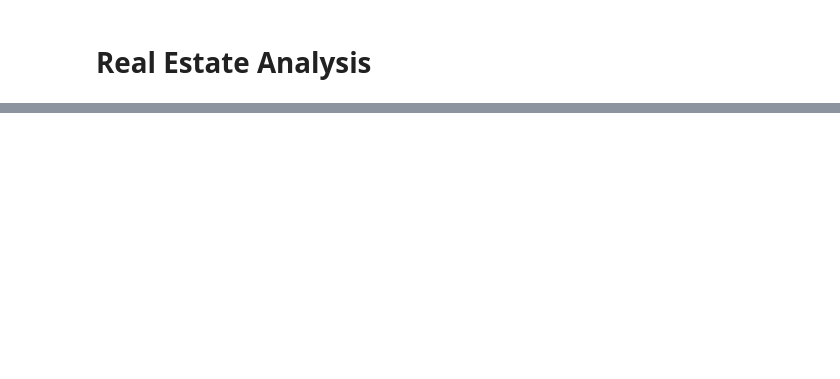
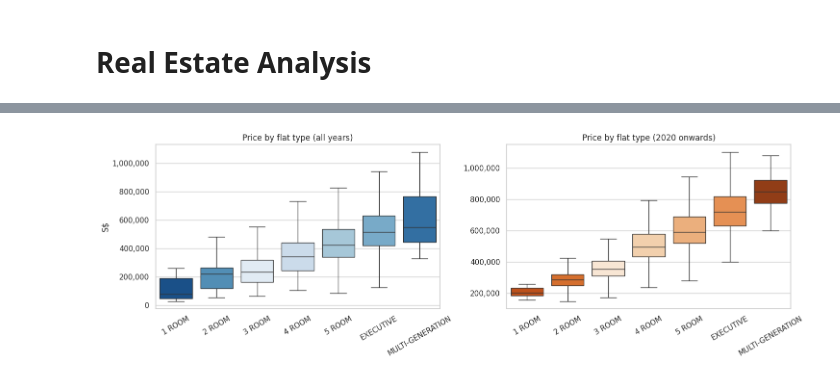
Before and after one commit to Rafeek-Data/Rafeek-Ahamed_Capstone-Project, a Jupyter notebook: Rafeek_Colab_Capstone.ipynb, the cells around one changed output, grey strips where cells are left out. Drawn from its saved outputs; the diff is of its cells as text; code cells hidden in the pictures; blank space fills up the shorter version.

```diff
--- a/Rafeek_Colab_Capstone.ipynb
+++ b/Rafeek_Colab_Capstone.ipynb
@@ -465,0 +421,20 @@ Passing `palette` without assigning `hue` is deprecated and will be removed in v
+# %%
+import matplotlib.pyplot as plt
+import matplotlib.ticker as mtick
+import seaborn as sns
+import pandas as pd
+sns.set_theme(style="whitegrid")
+plt.rcParams["figure.figsize"] = (11, 5)
+money = mtick.StrMethodFormatter("{x:,.0f}")
+order = ["1 ROOM", "2 ROOM", "3 ROOM", "4 ROOM", "5 ROOM", "EXECUTIVE", "MULTI-GENERATION"]
+
+# Convert month to datetime to safely call .date()
+min_month = pd.to_datetime(clean["month"]).min().date()
+max_month = pd.to_datetime(clean["month"]).max().date()
+
+print("Rows:", f"{len(clean):,}", "| period:", min_month, "to", max_month)
+
+# Safely display summary statistics of numerical properties
+numerical_cols = ["resale_price", "floor_area_sqm", "price_per_sqm", "remaining_lease_yrs"]
+available_cols = [c for c in numerical_cols if c in clean.columns]
+display(clean[available_cols].astype(float).describe().T)
@@ -465,0 +493,62 @@ Passing `palette` without assigning `hue` is deprecated and will be removed in v
+# %%
+import numpy as np
+import pandas as pd
+import matplotlib.pyplot as plt
+import seaborn as sns
+
+# Helper function to parse 'storey_range' and get the middle value
+def parse_storey_mid(val):
+    if pd.isna(val):
+        return np.nan
+    parts = str(val).upper().split(' TO ')
+    if len(parts) == 2:
+        try:
+            return (float(parts[0]) + float(parts[1])) / 2.0
+        except:
+            return np.nan
+    return np.nan
+
+# Parse storey_mid dynamically since it was missing from the dataframe
+if "storey_mid" not in clean.columns and "storey_range" in clean.columns:
+    clean["storey_mid"] = clean["storey_range"].apply(parse_storey_mid)
+
+# 3a) Price by flat type
+fig, ax = plt.subplots(1, 2, figsize=(15, 5))
+sns.boxplot(data=clean, x="flat_type", y="resale_price", order=order, showfliers=False, ax=ax[0], palette="Blues", hue="flat_type", legend=False)
+ax[0].set(title="Price by flat type (all years)", xlabel="", ylabel="S$"); ax[0].tick_params(axis="x", rotation=30); ax[0].yaxis.set_major_formatter(money)
+sns.boxplot(data=clean[clean["year"] >= 2020], x="flat_type", y="resale_price", order=order, showfliers=False, ax=ax[1], palette="Oranges", hue="flat_type", legend=False)
+ax[1].set(title="Price by flat type (2020 onwards)", xlabel="", ylabel=""); ax[1].tick_params(axis="x", rotation=30); ax[1].yaxis.set_major_formatter(money)
+plt.tight_layout(); plt.show()
+
+# 3b) Town ranking (recent years)
+town = clean[clean["year"] >= 2022].groupby("town", observed=True)["price_per_sqm"].median().sort_values()
+fig, ax = plt.subplots(figsize=(9, 8))
+ax.barh(town.index.astype(str), town.values, color=sns.color_palette("viridis", len(town)))
+ax.set(title="Median price per sqm by town (2022 onwards)", xlabel="S$ per sqm")
+plt.tight_layout(); plt.show()
+
+# 3c) Storey and flat model
+fig, ax = plt.subplots(1, 2, figsize=(15, 4.5))
+sm = clean.groupby("storey_mid")["price_per_sqm"].agg(["median", "size"]); sm = sm[sm["size"] >= 300]
+ax[0].plot(sm.index, sm["median"], marker="o", color="#c44e52"); ax[0].set(title="Price per sqm by storey (>= 300 sales)", xlabel="Mid storey", ylabel="S$ per sqm")
+mm = clean.groupby("flat_model", observed=True)["price_per_sqm"].agg(["median", "size"]); mm = mm[mm["size"] >= 500].sort_values("median")
+ax[1].barh(mm.index.astype(str), mm["median"], color="#64b5cd"); ax[1].set(title="Price per sqm by flat model (>= 500 sales)", xlabel="S$ per sqm")
+plt.tight_layout(); plt.show()
+
+# 3d) Seasonality: convert 'month' to datetime before calling the .dt accessor
+clean["month_dt"] = pd.to_datetime(clean["month"], errors="coerce")
+clean["cal_month"] = clean["month_dt"].dt.month
+detr = clean.assign(rel=clean["resale_price"].astype(float) / clean.groupby(["year", "flat_type"], observed=True)["resale_price"].transform("median"))
+seas = detr[detr["year"] < 2024].groupby("cal_month").agg(price_index=("rel", "median"), sales=("rel", "size"))
+fig, ax = plt.subplots(1, 2, figsize=(14, 4))
+ax[0].bar(seas.index, seas["sales"], color="#8172b2"); ax[0].set(title="Sales by calendar month", xlabel="Month")
+ax[1].plot(seas.index, seas["price_index"], marker="o"); ax[1].set(title="Price vs same-year median (1.00 = average)", xlabel="Month")
+plt.tight_layout(); plt.show()
+
+# 3e) Town x year heatmap
+hm = clean.pivot_table(index="town", columns="year", values="price_per_sqm", aggfunc="median", observed=True)
+hm = hm.loc[hm.mean(axis=1).sort_values(ascending=False).index]
+plt.figure(figsize=(15, 9)); sns.heatmap(hm, cmap="YlOrRd", cbar_kws={"label": "S$ per sqm"})
+plt.title("Median price per sqm by town and year"); plt.xlabel(""); plt.ylabel(""); plt.show()
+# %% [output]
+[figure, added]
```
Also changed, not shown: parts of 74 cells of this notebook.
